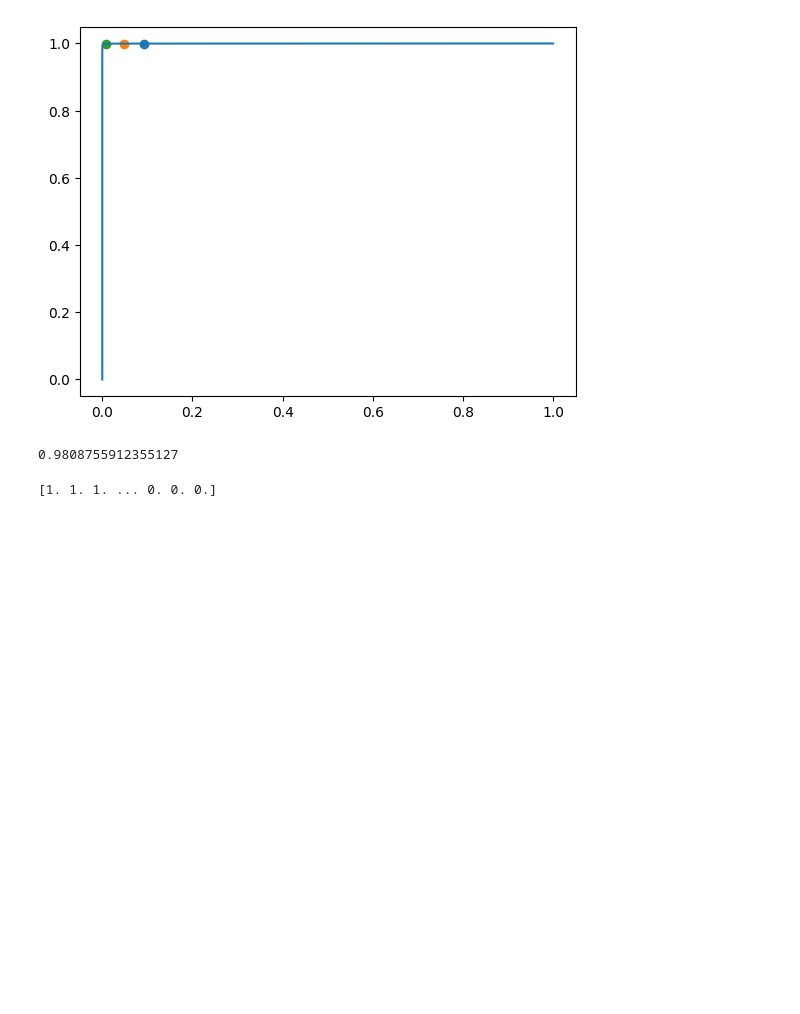
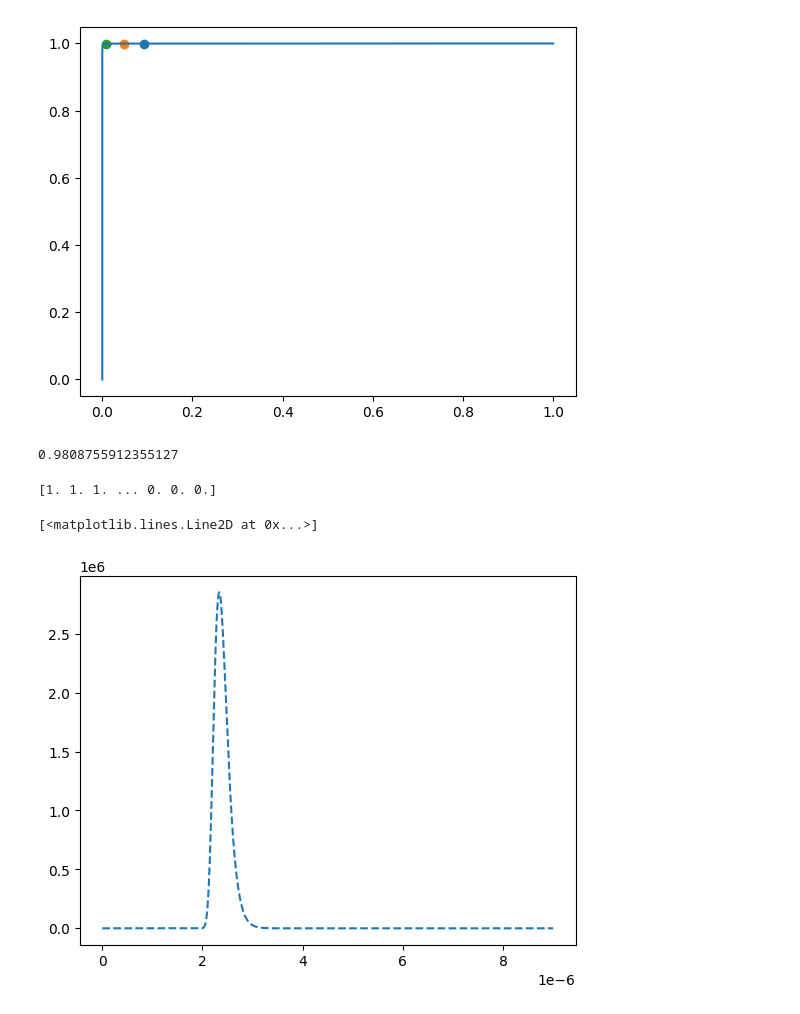
Before and after one commit to QTNM/PowerCutStats, a Jupyter notebook: examples/ROC.ipynb, the cells around one changed output. Cells and saved outputs as stored; diff of their text form; code cells hidden in the pictures; blank space fills up the shorter version.

```diff
--- a/examples/ROC.ipynb
+++ b/examples/ROC.ipynb
@@ -388,3 +560,18 @@ savefile = '../data/simulations_truth/harmonic.csv'
 import pandas as pd
 
 pd.read_csv(savefile)
+# %%
+R, Nch, kb, bw, Nsamp, T= 496.1709043911709, 1, 1.38e-23, 200e6, 8192, 60
+
+n_pwr = kb * T * bw # noise power
+tau_1t = n_pwr * R # noise variance single channel, time-domain (tau_1t)
+tau_1f = tau_1t * 60 / Nsamp # noise variance single channel, freq-domain (tau_1f)
+
+noise_cdf, noise_pdf = get_dists([], x, tau_1f, Nsamp)
+
+plt.plot(x, noise_pdf, label='Noise', linestyle='--')
+# plt.xlim(2e-7, 5e-7)
+# plt.xlim(0.1e-6, 2e-6)
+# %% [output]
+[<matplotlib.lines.Line2D at 0x...>]
+[figure, added]
```
Also changed, not shown: parts of 11 cells of this notebook, 1 other file.
